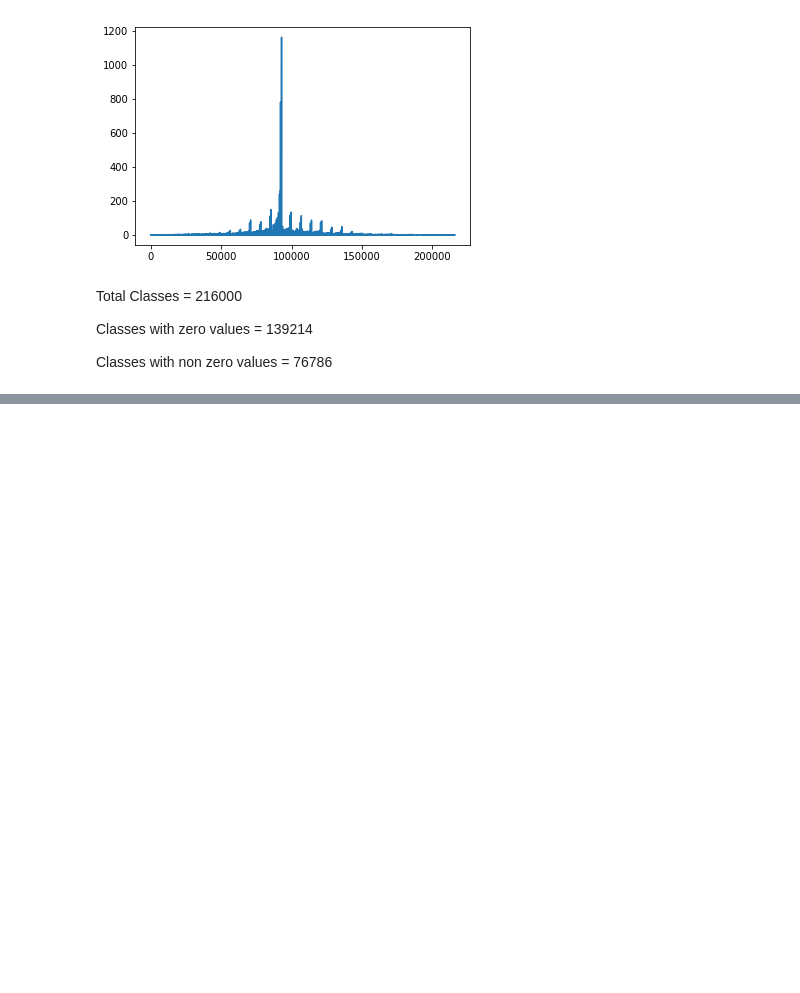
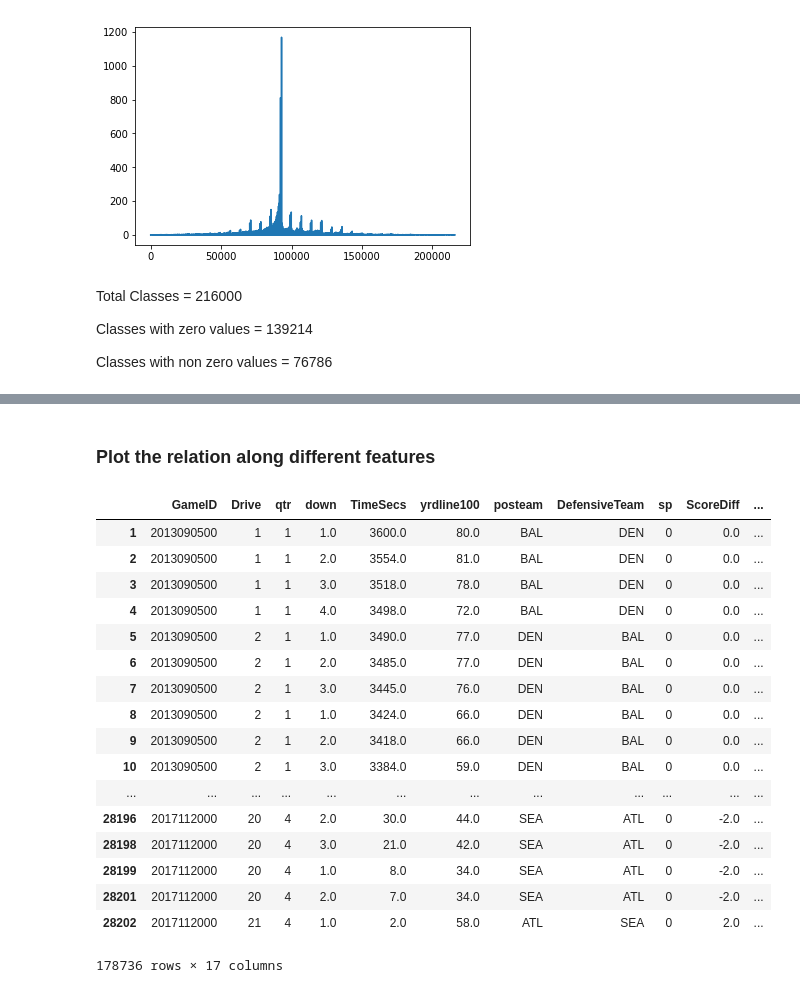
Before and after one commit to tyagi-iiitv/NFLLive, a Jupyter notebook: Bucketing.ipynb, the cells around one changed output, grey strips where cells are left out. Cells and saved outputs as stored; diff of their text form; code cells hidden in the pictures; blank space fills up the shorter version.

```diff
--- a/Bucketing.ipynb
+++ b/Bucketing.ipynb
@@ -108,0 +155,25 @@ temp.shape
+# %% [markdown]
+### Plot the relation along different features
+# %%
+# data_p = data[data["GameID"]]
+avai_idx = [int(str(eid)[:4]) > 2012 for eid in data["GameID"]]
+data.iloc[avai_idx]
+# %% [output]
+|  | GameID | Drive | qtr | down | TimeSecs | yrdline100 | posteam | DefensiveTeam | sp | ScoreDiff | ... |
+| 1 | 2013090500 | 1 | 1 | 1.0 | 3600.0 | 80.0 | BAL | DEN | 0 | 0.0 | ... |
+| 2 | 2013090500 | 1 | 1 | 2.0 | 3554.0 | 81.0 | BAL | DEN | 0 | 0.0 | ... |
+| 3 | 2013090500 | 1 | 1 | 3.0 | 3518.0 | 78.0 | BAL | DEN | 0 | 0.0 | ... |
+| 4 | 2013090500 | 1 | 1 | 4.0 | 3498.0 | 72.0 | BAL | DEN | 0 | 0.0 | ... |
+| 5 | 2013090500 | 2 | 1 | 1.0 | 3490.0 | 77.0 | DEN | BAL | 0 | 0.0 | ... |
+| 6 | 2013090500 | 2 | 1 | 2.0 | 3485.0 | 77.0 | DEN | BAL | 0 | 0.0 | ... |
+| 7 | 2013090500 | 2 | 1 | 3.0 | 3445.0 | 76.0 | DEN | BAL | 0 | 0.0 | ... |
+| 8 | 2013090500 | 2 | 1 | 1.0 | 3424.0 | 66.0 | DEN | BAL | 0 | 0.0 | ... |
+| 9 | 2013090500 | 2 | 1 | 2.0 | 3418.0 | 66.0 | DEN | BAL | 0 | 0.0 | ... |
+| 10 | 2013090500 | 2 | 1 | 3.0 | 3384.0 | 59.0 | DEN | BAL | 0 | 0.0 | ... |
+| ... | ... | ... | ... | ... | ... | ... | ... | ... | ... | ... | ... |
+| 28196 | 2017112000 | 20 | 4 | 2.0 | 30.0 | 44.0 | SEA | ATL | 0 | -2.0 | ... |
+| 28198 | 2017112000 | 20 | 4 | 3.0 | 21.0 | 42.0 | SEA | ATL | 0 | -2.0 | ... |
+| 28199 | 2017112000 | 20 | 4 | 1.0 | 8.0 | 34.0 | SEA | ATL | 0 | -2.0 | ... |
+| 28201 | 2017112000 | 20 | 4 | 2.0 | 7.0 | 34.0 | SEA | ATL | 0 | -2.0 | ... |
+| 28202 | 2017112000 | 21 | 4 | 1.0 | 2.0 | 58.0 | ATL | SEA | 0 | 2.0 | ... |
+178736 rows × 17 columns
```
Also changed, not shown: parts of 25 cells of this notebook.
